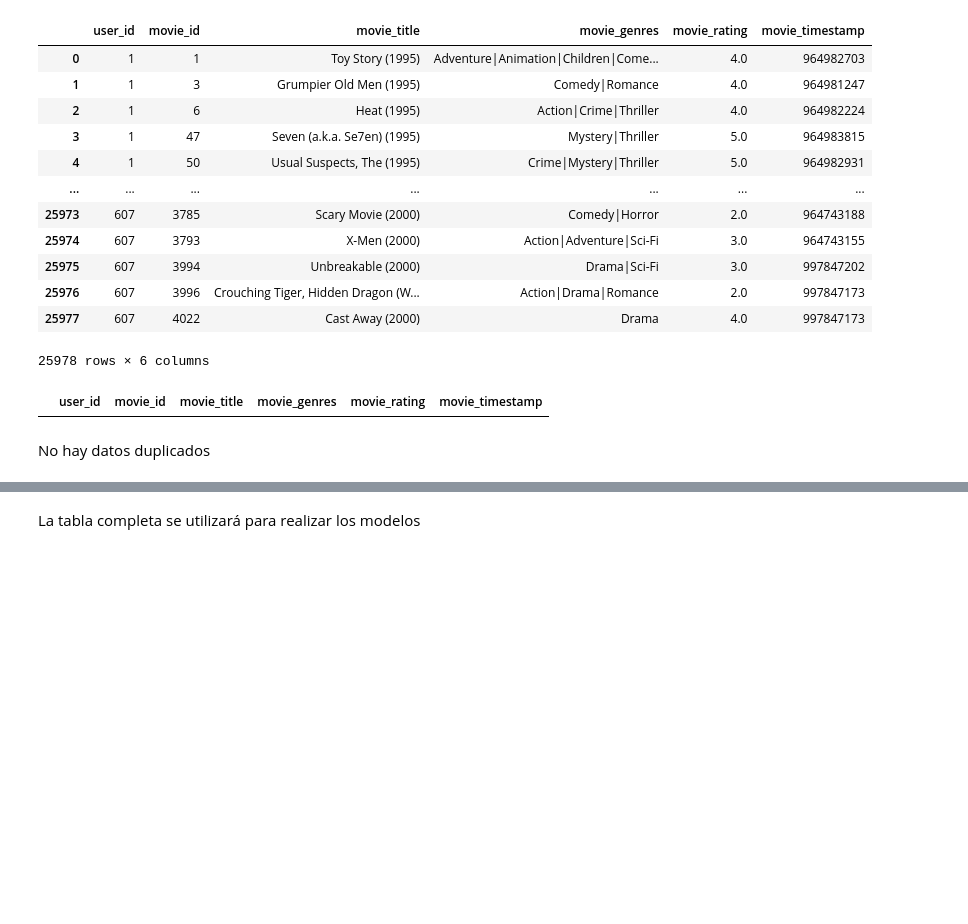
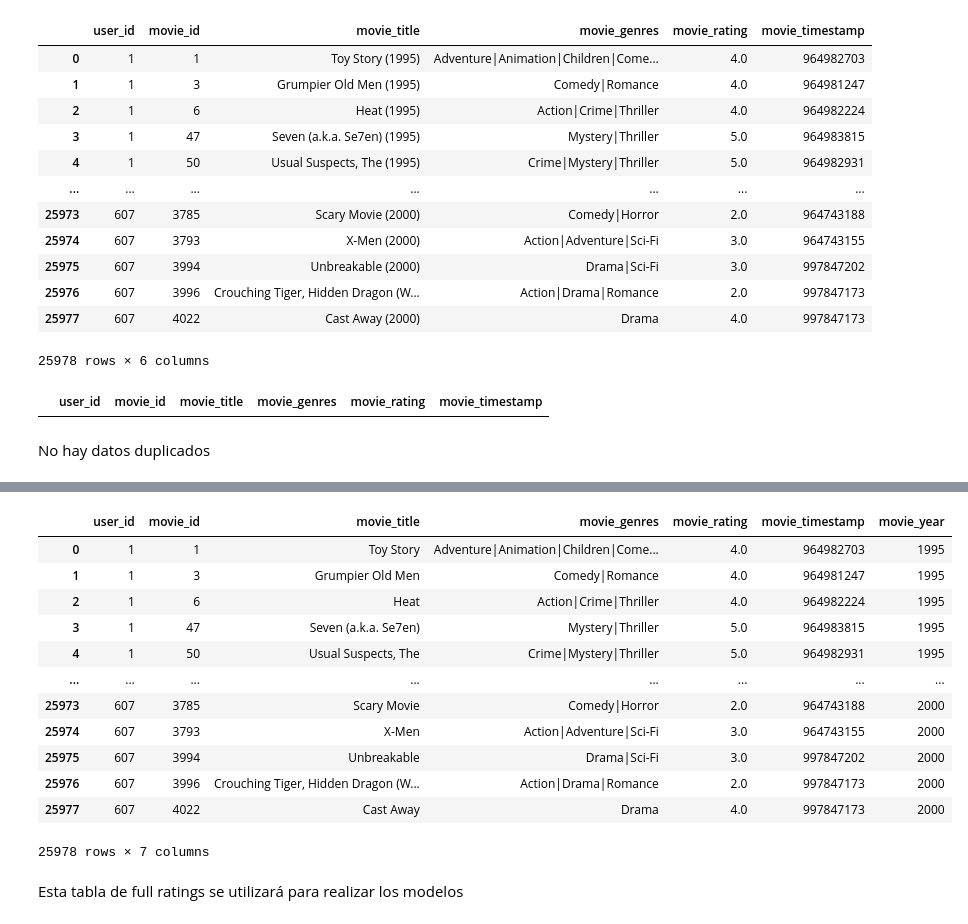
Before and after one commit to Mateoz18/ANALITICA3, a Jupyter notebook: Trabajo Marketing/1. Limpieza y preprocesamiento de datos.ipynb, the cells around one changed output, grey strips where cells are left out. Drawn from its saved outputs; the diff is of its cells as text; code cells hidden in the pictures; blank space fills up the shorter version.

```diff
--- a/Trabajo Marketing/1. Limpieza y preprocesamiento de datos.ipynb
+++ b/Trabajo Marketing/1. Limpieza y preprocesamiento de datos.ipynb
@@ -401,0 +404,9 @@ No hay datos duplicados
+# %%
+# Extraer el año desde movie_title y crear la nueva columna movie_year
+tabla_completa['movie_year'] = tabla_completa['movie_title'].str.extract(r'\((\d{4})\)', expand=False)
+
+# Convertir a numérico
+tabla_completa['movie_year'] = pd.to_numeric(tabla_completa['movie_year'], errors='coerce')
+# %%
+tabla_completa['movie_title'] = tabla_completa['movie_title'].str.replace(r'\s*\(\d{4}\)', '', regex=True)
+tabla_completa.head()
@@ -402,2 +420,20 @@ No hay datos duplicados
+# %%
+# Guardar la columna incluida en la tabla full_rating
+tabla_completa.to_sql('full_ratings', con, if_exists='replace', index=False)
+tabla_completa
+# %% [output]
+|  | user_id | movie_id | movie_title | movie_genres | movie_rating | movie_timestamp | movie_year |
+| 0 | 1 | 1 | Toy Story | Adventure|Animation|Children|Come... | 4.0 | 964982703 | 1995 |
+| 1 | 1 | 3 | Grumpier Old Men | Comedy|Romance | 4.0 | 964981247 | 1995 |
+| 2 | 1 | 6 | Heat | Action|Crime|Thriller | 4.0 | 964982224 | 1995 |
+| 3 | 1 | 47 | Seven (a.k.a. Se7en) | Mystery|Thriller | 5.0 | 964983815 | 1995 |
+| 4 | 1 | 50 | Usual Suspects, The | Crime|Mystery|Thriller | 5.0 | 964982931 | 1995 |
+| ... | ... | ... | ... | ... | ... | ... | ... |
+| 25973 | 607 | 3785 | Scary Movie | Comedy|Horror | 2.0 | 964743188 | 2000 |
+| 25974 | 607 | 3793 | X-Men | Action|Adventure|Sci-Fi | 3.0 | 964743155 | 2000 |
+| 25975 | 607 | 3994 | Unbreakable | Drama|Sci-Fi | 3.0 | 997847202 | 2000 |
+| 25976 | 607 | 3996 | Crouching Tiger, Hidden Dragon (W... | Action|Drama|Romance | 2.0 | 997847173 | 2000 |
+| 25977 | 607 | 4022 | Cast Away | Drama | 4.0 | 997847173 | 2000 |
+25978 rows × 7 columns
 # %% [markdown]
-La tabla completa se utilizará para realizar los modelos
+Esta tabla de full ratings se utilizará para realizar los modelos
```
Also changed, not shown: parts of 2 cells of this notebook, 1 other file.
